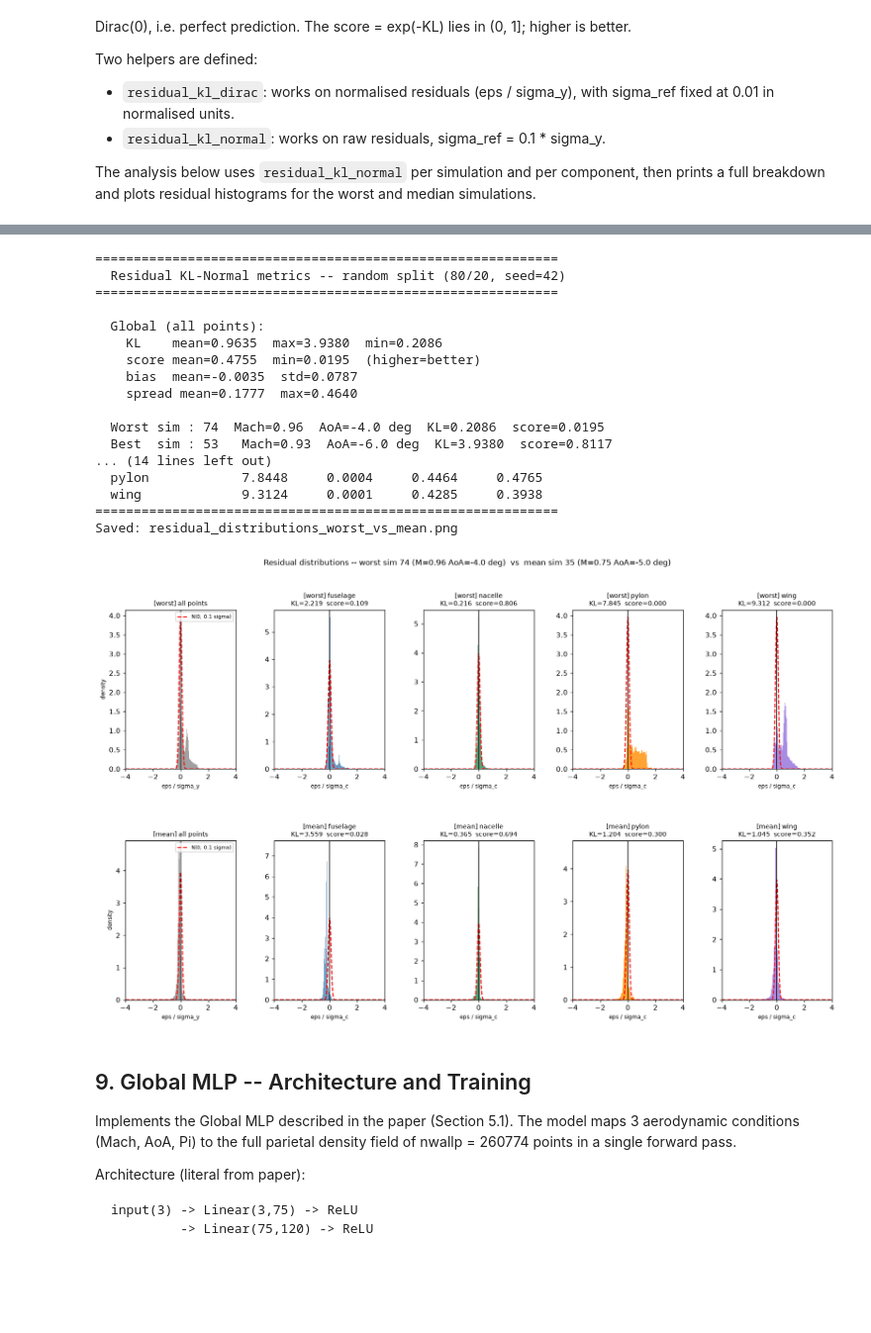
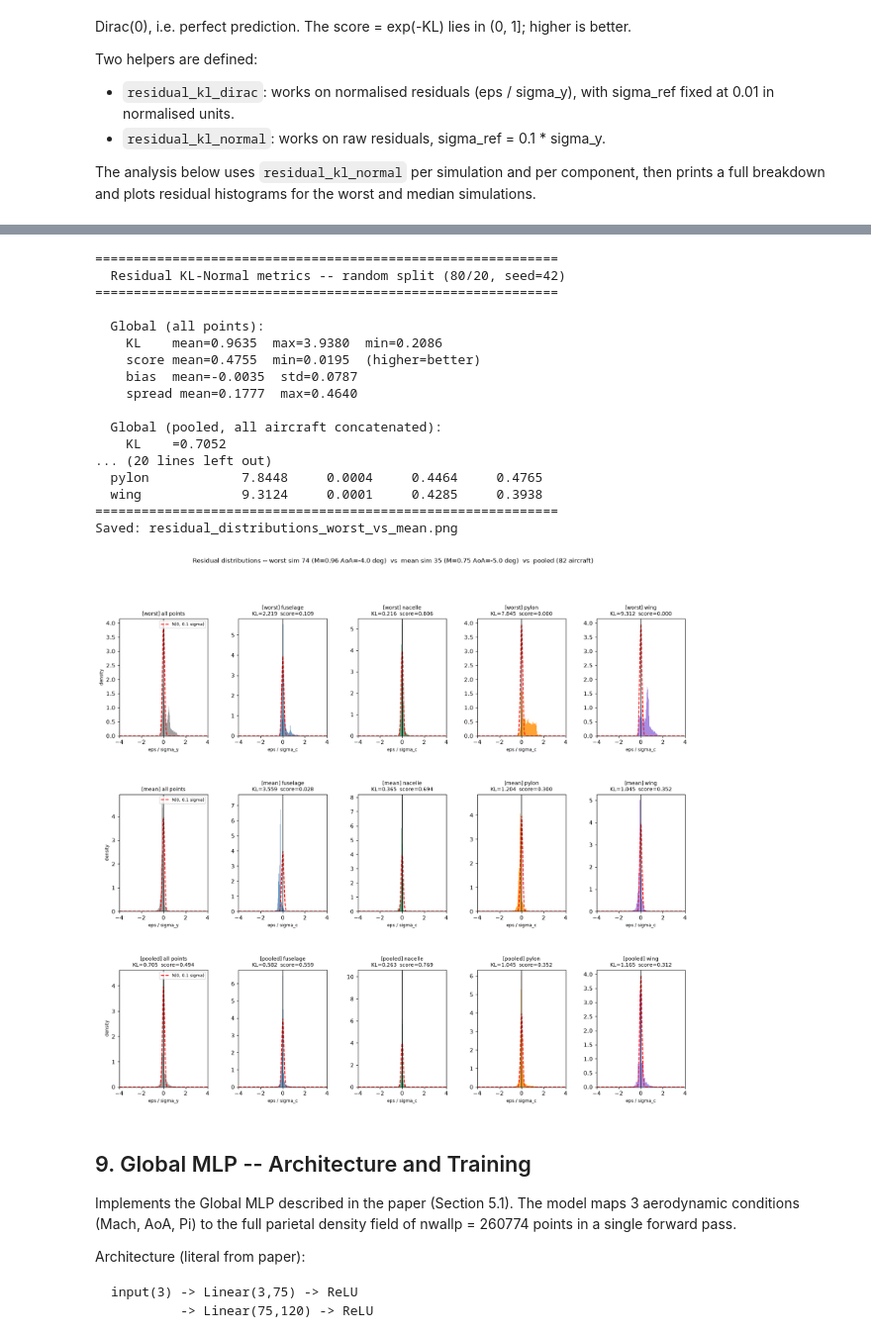
Before and after one commit to Akawalid/onera_468_crm_wall_distribution_regression_challenge_v2, a Jupyter notebook: data_exploration_clean.ipynb, the cells around one changed output, grey strips where cells are left out. Shown at 99% size. Drawn from its saved outputs; the diff is of its cells as text; code cells hidden in the pictures; blank space fills up the shorter version.

```diff
--- a/data_exploration_clean.ipynb
+++ b/data_exploration_clean.ipynb
@@ -465,8 +445,6 @@ def residual_kl_normal(y_true, y_pred, sigma_ref_frac=0.1, n_bins=200):
     return {'kl': kl, 'score': float(np.exp(-kl)),
             'bias': float(np.mean(eps) / sigma_y), 'spread': float(np.std(eps) / sigma_y)}
 # %%
-
-
 print(f'\n{"="*60}')
 print(f'  Residual KL-Normal metrics -- random split (80/20, seed=42)')
 print(f'{"="*60}')
@@ -497,6 +475,16 @@ print(f'    KL    mean={kl_vals.mean():.4f}  max={kl_vals.max():.4f}  min={kl_va
 print(f'    score mean={score_vals.mean():.4f}  min={score_vals.min():.4f}  (higher=better)')
 print(f'    bias  mean={bias_vals.mean():.4f}  std={bias_vals.std():.4f}')
 print(f'    spread mean={spread_vals.mean():.4f}  max={spread_vals.max():.4f}')
+
+eps_pool_y  = np.concatenate([Y[i]  for i in valid_idx])
+eps_pool_yh = np.concatenate([Yh[i] for i in valid_idx])
+pooled_kl   = residual_kl_normal(eps_pool_y, eps_pool_yh)
+
+print(f'\n  Global (pooled, all aircraft concatenated):')
+print(f'    KL    ={pooled_kl["kl"]:.4f}')
+print(f'    score ={pooled_kl["score"]:.4f}  (higher=better)')
+print(f'    bias  ={pooled_kl["bias"]:.4f}')
+print(f'    spread={pooled_kl["spread"]:.4f}')
 
 iworst = valid_idx[int(np.argmin(score_vals))]
 ibest  = valid_idx[int(np.argmax(score_vals))]
@@ -533,20 +521,23 @@ print(f'{"="*60}')
 worst_i = 74
 mean_i  = valid_idx[int(np.argmin(np.abs(score_vals - score_vals.mean())))]
 
-fig = plt.figure(figsize=(18, 10), dpi=110)
+fig = plt.figure(figsize=(18, 15), dpi=110)
 fig.suptitle(
     f'Residual distributions -- worst sim {worst_i} '
     f'(M={conds[test_sims[worst_i],0]:.2f} AoA={conds[test_sims[worst_i],1]:.1f} deg)'
     f'  vs  mean sim {mean_i} '
-    f'(M={conds[test_sims[mean_i],0]:.2f} AoA={conds[test_sims[mean_i],1]:.1f} deg)',
+    f'(M={conds[test_sims[mean_i],0]:.2f} AoA={conds[test_sims[mean_i],1]:.1f} deg)'
+    f'  vs  pooled ({len(valid_idx)} aircraft)',
     fontsize=11
 )
-gs_fig = gridspec.GridSpec(2, 5, figure=fig, hspace=0.45, wspace=0.35)
+gs_fig = gridspec.GridSpec(3, 5, figure=fig, hspace=0.5, wspace=0.35)
 
 cnames = list(component_map.values())
 colors = {'fuselage': 'steelblue', 'nacelle': 'seagreen',
           'pylon': 'darkorange', 'wing': 'mediumpurple'}
 sims   = {'worst': worst_i, 'mean': mean_i}
+x_ref     = np.linspace(-4, 4, 300)
+sigma_ref = 0.1
 
 for row, (row_label, sim_i) in enumerate(sims.items()):
     sigma_y_global = Y[sim_i].std()
@@ -554,8 +545,6 @@ for row, (row_label, sim_i) in enumerate(sims.items()):
     ax_all  = fig.add_subplot(gs_fig[row, 0])
     eps_all = (Yh[sim_i] - Y[sim_i]) / sigma_y_global
     ax_all.hist(eps_all, bins=120, color='gray', density=True, alpha=0.75)
-    x_ref = np.linspace(-4, 4, 300)
-    sigma_ref = 0.1
     ax_all.plot(x_ref, norm.pdf(x_ref, 0, sigma_ref), 'r--', lw=1.5,
                 label=f'N(0, {sigma_ref} sigma)')
     ax_all.axvline(0, color='black', lw=1)
@@ -573,37 +562,67 @@ for row, (row_label, sim_i) in enumerate(sims.items()):
         res     = comp_results[cname][sim_i]
         kl_v    = res['kl']    if res else float('nan')
         sc_v    = res['score'] if res else float('nan')
 
         ax = fig.add_subplot(gs_fig[row, col])
         ax.hist(eps_c, bins=100, color=colors[cname], density=True, alpha=0.8)
         ax.plot(x_ref, norm.pdf(x_ref, 0, sigma_ref), 'r--', lw=1.5)
         ax.axvline(0, color='black', lw=1)
         ax.set_xlim(-4, 4)
         ax.set_xlabel('eps / sigma_c', fontsize=8)
         ax.set_title(f'[{row_label}] {cname}\nKL={kl_v:.3f}  score={sc_v:.3f}', fontsize=9)
 
+comp_labels_pool = np.tile(component_labels, len(valid_idx))
+sigma_y_pool     = eps_pool_y.std() + 1e-12
+eps_all_pool     = (eps_pool_yh - eps_pool_y) / sigma_y_pool
+
+ax_all = fig.add_subplot(gs_fig[2, 0])
+ax_all.hist(eps_all_pool, bins=120, color='gray', density=True, alpha=0.75)
+ax_all.plot(x_ref, norm.pdf(x_ref, 0, sigma_ref), 'r--', lw=1.5,
+            label=f'N(0, {sigma_ref} sigma)')
+ax_all.axvline(0, color='black', lw=1)
+ax_all.set_xlim(-4, 4)
+ax_all.set_xlabel('eps / sigma_y', fontsize=8)
+ax_all.set_ylabel('density', fontsize=8)
+ax_all.set_title(f'[pooled] all points\nKL={pooled_kl["kl"]:.3f}  score={pooled_kl["score"]:.3f}', fontsize=9)
+ax_all.legend(fontsize=7)
+
+for col, cname in enumerate(cnames, start=1):
+    cid     = [k for k, v in component_map.items() if v == cname][0]
+    mask    = comp_labels_pool == cid
+    sigma_c = eps_pool_y[mask].std() + 1e-12
+    eps_c   = (eps_pool_yh[mask] - eps_pool_y[mask]) / sigma_c
+    res_c   = residual_kl_normal(eps_pool_y[mask], eps_pool_yh[mask])
+
+    ax = fig.add_subplot(gs_fig[2, col])
+    ax.hist(eps_c, bins=100, color=colors[cname], density=True, alpha=0.8)
+    ax.plot(x_ref, norm.pdf(x_ref, 0, sigma_ref), 'r--', lw=1.5)
+    ax.axvline(0, color='black', lw=1)
+    ax.set_xlim(-4, 4)
+    ax.set_xlabel('eps / sigma_c', fontsize=8)
+    ax.set_title(f'[pooled] {cname}\nKL={res_c["kl"]:.3f}  score={res_c["score"]:.3f}', fontsize=9)
+
 plt.savefig('residual_distributions_worst_vs_mean.png', dpi=150, bbox_inches='tight')
 print('Saved: residual_distributions_worst_vs_mean.png')
 plt.show()
 # %% [output]
 ============================================================
   Residual KL-Normal metrics -- random split (80/20, seed=42)
 ============================================================
 
   Global (all points):
     KL    mean=0.9635  max=3.9380  min=0.2086
     score mean=0.4755  min=0.0195  (higher=better)
     bias  mean=-0.0035  std=0.0787
     spread mean=0.1777  max=0.4640
 
-  Worst sim : 74  Mach=0.96  AoA=-4.0 deg  KL=0.2086  score=0.0195
-  Best  sim : 53   Mach=0.93  AoA=-6.0 deg  KL=3.9380  score=0.8117
-... (14 lines left out)
+  Global (pooled, all aircraft concatenated):
+    KL    =0.7052
+... (20 lines left out)
   pylon            7.8448     0.0004     0.4464     0.4765
   wing             9.3124     0.0001     0.4285     0.3938
 ============================================================
 Saved: residual_distributions_worst_vs_mean.png
-[figure, old version]
+[figure, new version]
 # %% [markdown]
 ## 9. Global MLP -- Architecture and Training
 
```
Also changed, not shown: parts of 1 cell of this notebook, 1 other file.
